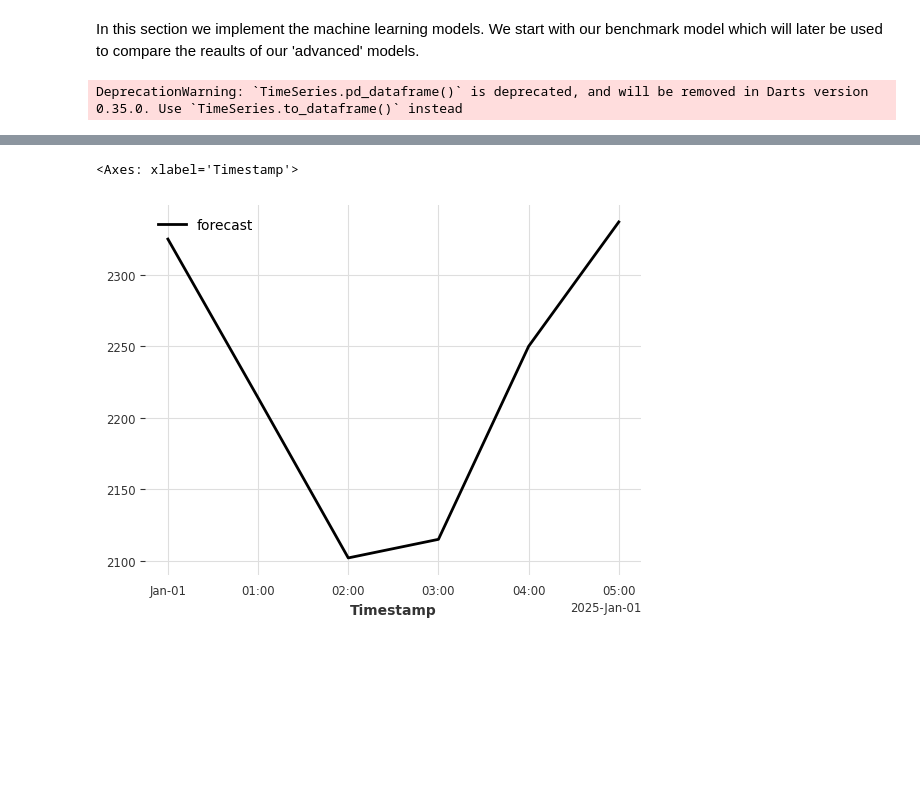
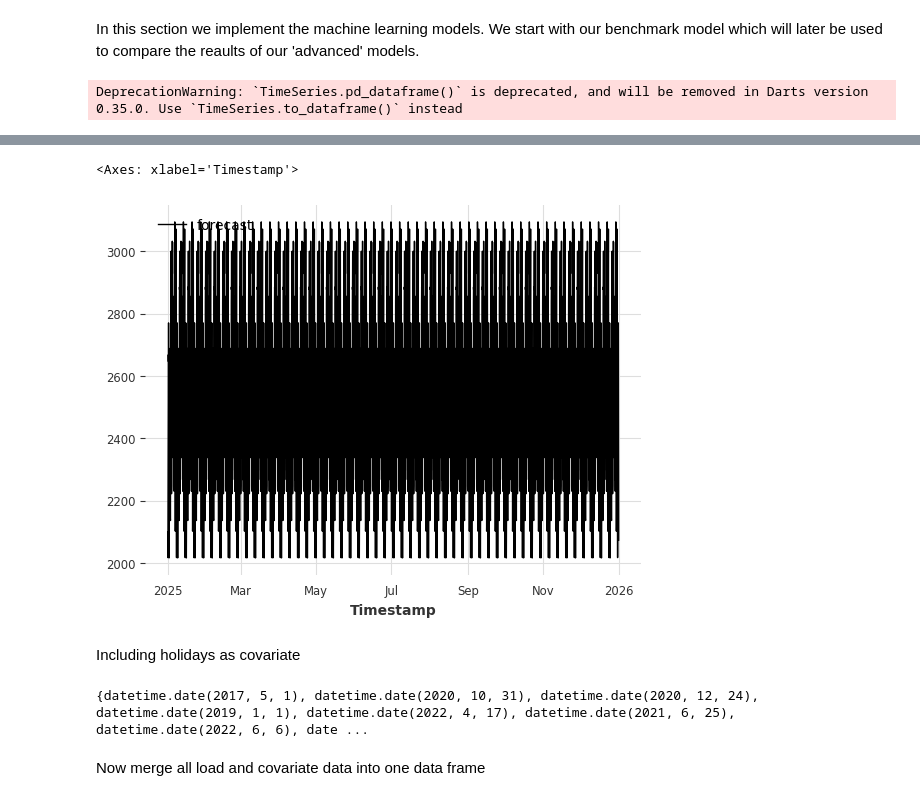
Before and after one commit to fk1603/Load-Forecasting, a Jupyter notebook: main.ipynb, the cells around one changed output, grey strips where cells are left out. Drawn from its saved outputs; the diff is of its cells as text; code cells hidden in the pictures; blank space fills up the shorter version.

Commit message:
merged all data in data.csv and edited main

```diff
--- a/main.ipynb
+++ b/main.ipynb
@@ -41,30 +61,30 @@ In this section we implement the machine learning models. We start with our benc
 from darts.models import NaiveSeasonal
 from darts import TimeSeries
 
-filepath = os.path.join("LoadData", "total_loadUTC_data.csv")
-data = pd.read_csv(filepath)
-data = pd.read_csv(filepath)
+#filepath = os.path.join("LoadData", "total_loadUTC_data.csv")
+#data = pd.read_csv(filepath)
+#data = pd.read_csv(filepath)
 
 # Extract start timestamp (from "01.01.2015 00:00 - 01.01.2015 01:00")
-data['Timestamp'] = pd.to_datetime(
-    data['Time (UTC)'].str.split(' - ').str[0],
+load_data['Timestamp'] = pd.to_datetime(
+    load_data['Time (UTC)'].str.split(' - ').str[0],
     format='%d.%m.%Y %H:%M'
 )
 
 # Set timestamp as index
-data.set_index('Timestamp', inplace=True)
+load_data.set_index('Timestamp', inplace=True)
 
 # Select one target column only (univariate series)
-forecast_data = data['Actual Total Load [MW] - BZN|SE4']
+forecast_data = load_data['Actual Total Load [MW] - BZN|SE4']
 
 # Create TimeSeries object
 series = TimeSeries.from_series(forecast_data)
 
-model = NaiveSeasonal(K=24)
+model = NaiveSeasonal(K=168) # weekly seasonality
 model.fit(series)
-pred = model.predict(6) # change this to number of hours to be plotted
+pred = model.predict(8760) # change this to number of hours to be plotted
 print(pred.pd_dataframe())
-pred.plot(label="forecast")
+pred.plot(label="forecast", lw=1)
 # %% [output]
 DeprecationWarning: `TimeSeries.pd_dataframe()` is deprecated, and will be removed in Darts version 0.35.0. Use `TimeSeries.to_dataframe()` instead
 component            Actual Total Load [MW] - BZN|SE4
@@ -78,2 +105,20 @@ Timestamp
 <Axes: xlabel='Timestamp'>
-[figure, old version]
+[figure, new version]
+# %% [markdown]
+Including holidays as covariate
+# %%
+import holidays
+
+years = np.arange(2015, 2025)
+
+raw_holidays = []
+for date, name in sorted(holidays.Sweden(years=years).items()):
+    if not name == "Söndag":
+        raw_holidays.append(date)
+        #print(date, name)
+holiday_dates = set(raw_holidays)
+print(holiday_dates)
+# %% [output]
+{datetime.date(2017, 5, 1), datetime.date(2020, 10, 31), datetime.date(2020, 12, 24), datetime.date(2019, 1, 1), datetime.date(2022, 4, 17), datetime.date(2021, 6, 25), datetime.date(2022, 6, 6), date ...
+# %% [markdown]
+Now merge all load and covariate data into one data frame
```
Also changed, not shown: parts of 5 cells of this notebook, 1 other file.
